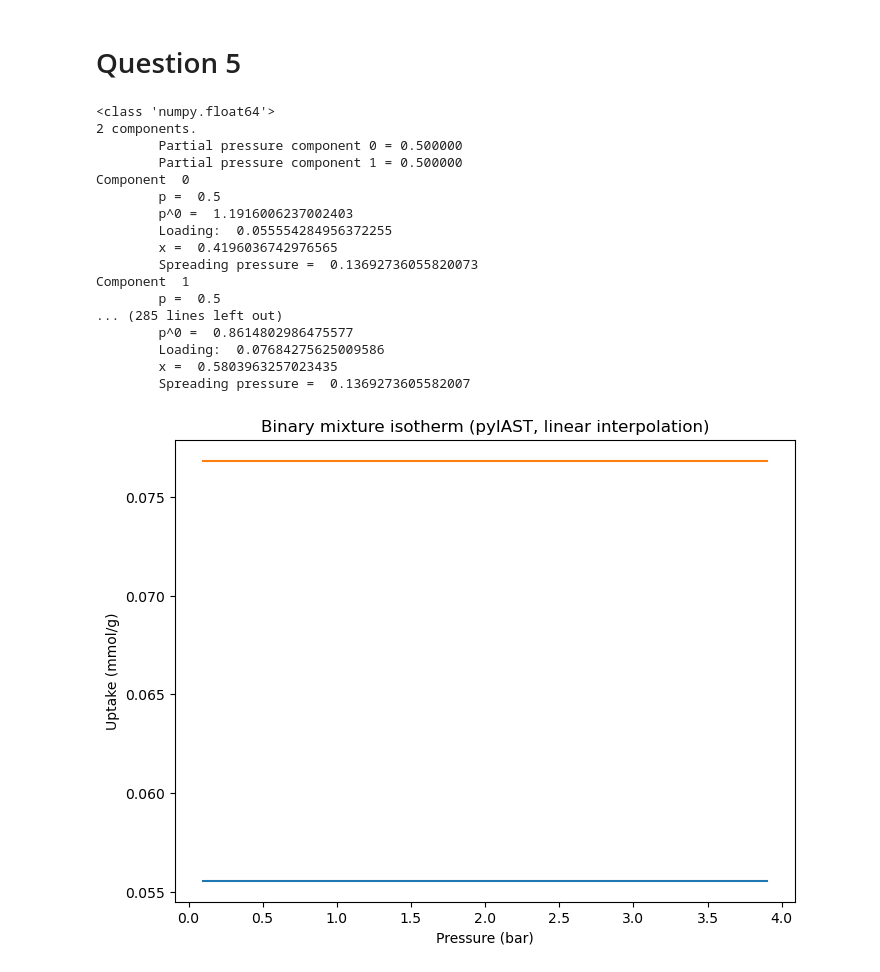
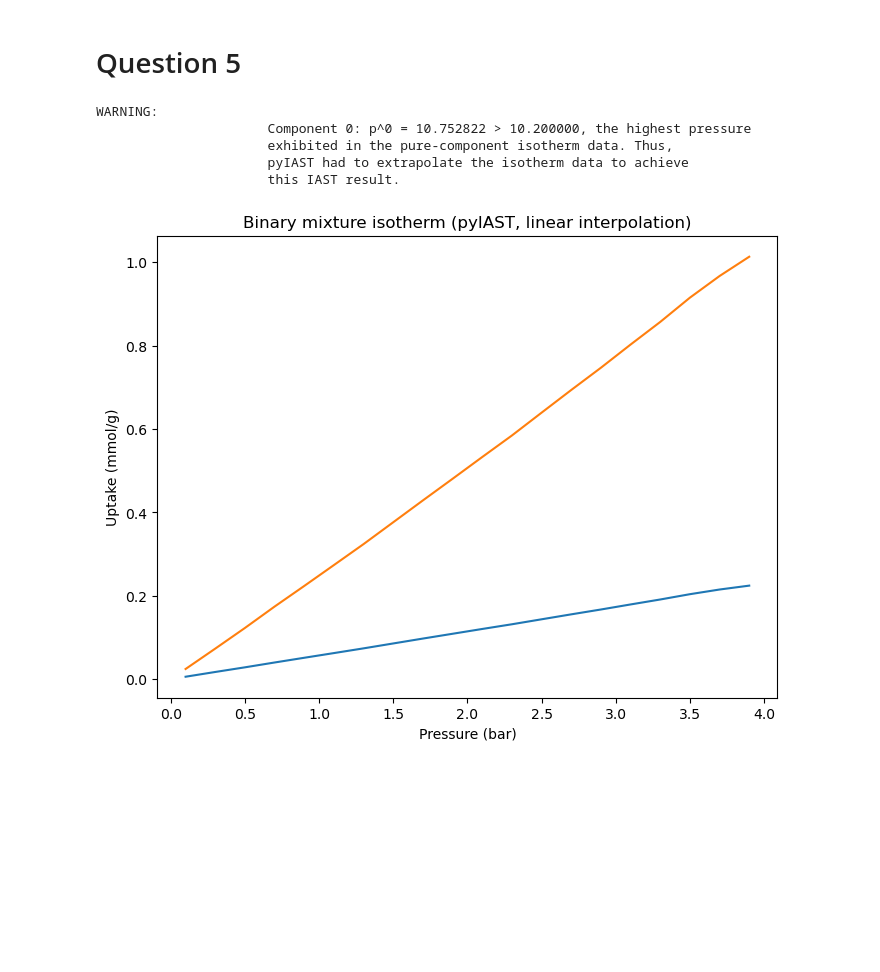
Before and after one commit to AloIsCoding/modeling-lab-project, a Jupyter notebook: Block 2/GroupA_Block2_Assignment2.ipynb, the cells around one changed output. Drawn from its saved outputs; the diff is of its cells as text; code cells hidden in the pictures; blank space fills up the shorter version.

```diff
--- a/Block 2/GroupA_Block2_Assignment2.ipynb
+++ b/Block 2/GroupA_Block2_Assignment2.ipynb
@@ -71,56 +71,42 @@ plt.show()
 # %% [markdown]
 # Question 5
 # %%
-print(type(adsorption_co_2[0]))
-ch_panda=pd.DataFrame({"pressuree": pressure_x, "loadings":adsorption_ch_4})
-co_panda=pd.DataFrame({"pressuree": pressure_x, "loadings":adsorption_co_2})
+ch_panda=pd.DataFrame({"pressure": pressure_x, "loadings":adsorption_ch_4})
+co_panda=pd.DataFrame({"pressure": pressure_x, "loadings":adsorption_co_2})
 
-isotherm1 = pyiast.InterpolatorIsotherm(ch_panda, loading_key="loadings", pressure_key="pressuree")
-isotherm2 = pyiast.InterpolatorIsotherm(co_panda, loading_key="loadings", pressure_key="pressuree")
+isotherm1 = pyiast.InterpolatorIsotherm(ch_panda, loading_key="loadings", pressure_key="pressure",fill_value=ch_panda['loadings'].iloc[-1])
+isotherm2 = pyiast.InterpolatorIsotherm(co_panda, loading_key="loadings", pressure_key="pressure",fill_value=co_panda['loadings'].iloc[-1])
+
+
 # === Define binary gas mixture ===
 # Example: equimolar feed (50% comp1, 50% comp2)
+#one could edit the code to allow the user to choosethe composition of the mixture
 y = [0.5, 0.5]
 
 # Pressure range: 0.1 to 4.0, step 0.2
-P_range = np.arange(0.1, 4.01, 0.2)
+P_range = np.arange(0.1, 4.0, 0.2)
 
 # Store mixture adsorption results
-mixture_loadings_chuptake= []
-mixture_loadings_couptake= []
 mixture_loadings = []
 
 for P in P_range:
-    res = pyiast.iast(y, [isotherm1, isotherm2], P)
-    mixture_loadings_chuptake.append(res[0])
-    mixture_loadings_couptake.append(res[1])
+    res = pyiast.iast(partial_pressures=[P * y[0], P * y[1]],isotherms= [isotherm1, isotherm2])
     mixture_loadings.append(res)
 
 mixture_loadings = np.array(mixture_loadings)
 
 # === Plot results ===
 plt.figure(figsize=(8,6))
 plt.plot(P_range, mixture_loadings[:,0], label="CH_4 uptake")
 plt.plot(P_range, mixture_loadings[:,1], label="C0_2 uptake")
 plt.xlabel("Pressure (bar)")
 plt.ylabel("Uptake (mmol/g)")
 plt.title("Binary mixture isotherm (pyIAST, linear interpolation)")
 plt.show()
 # %% [output]
-<class 'numpy.float64'>
-2 components.
-        Partial pressure component 0 = 0.500000
-        Partial pressure component 1 = 0.500000
-Component  0
-        p =  0.5
-        p^0 =  1.1916006237002403
-        Loading:  0.055554284956372255
-        x =  0.4196036742976565
-        Spreading pressure =  0.13692736055820073
-Component  1
-        p =  0.5
-... (285 lines left out)
-        p^0 =  0.8614802986475577
-        Loading:  0.07684275625009586
-        x =  0.5803963257023435
-        Spreading pressure =  0.1369273605582007
+WARNING:
+                      Component 0: p^0 = 10.752822 > 10.200000, the highest pressure
+                      exhibited in the pure-component isotherm data. Thus,
+                      pyIAST had to extrapolate the isotherm data to achieve
+                      this IAST result.
-[figure, old version]
+[figure, new version]
```
Also changed, not shown: parts of 1 cell of this notebook.
